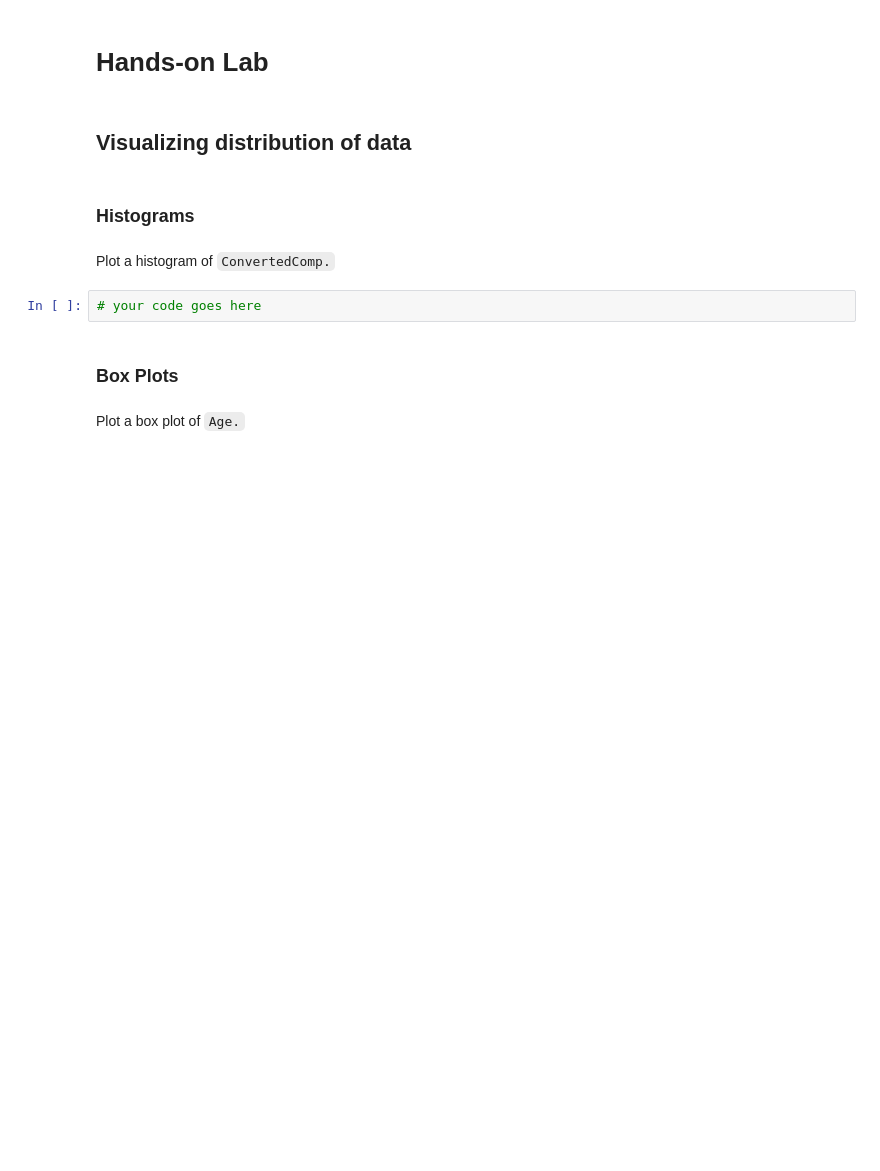
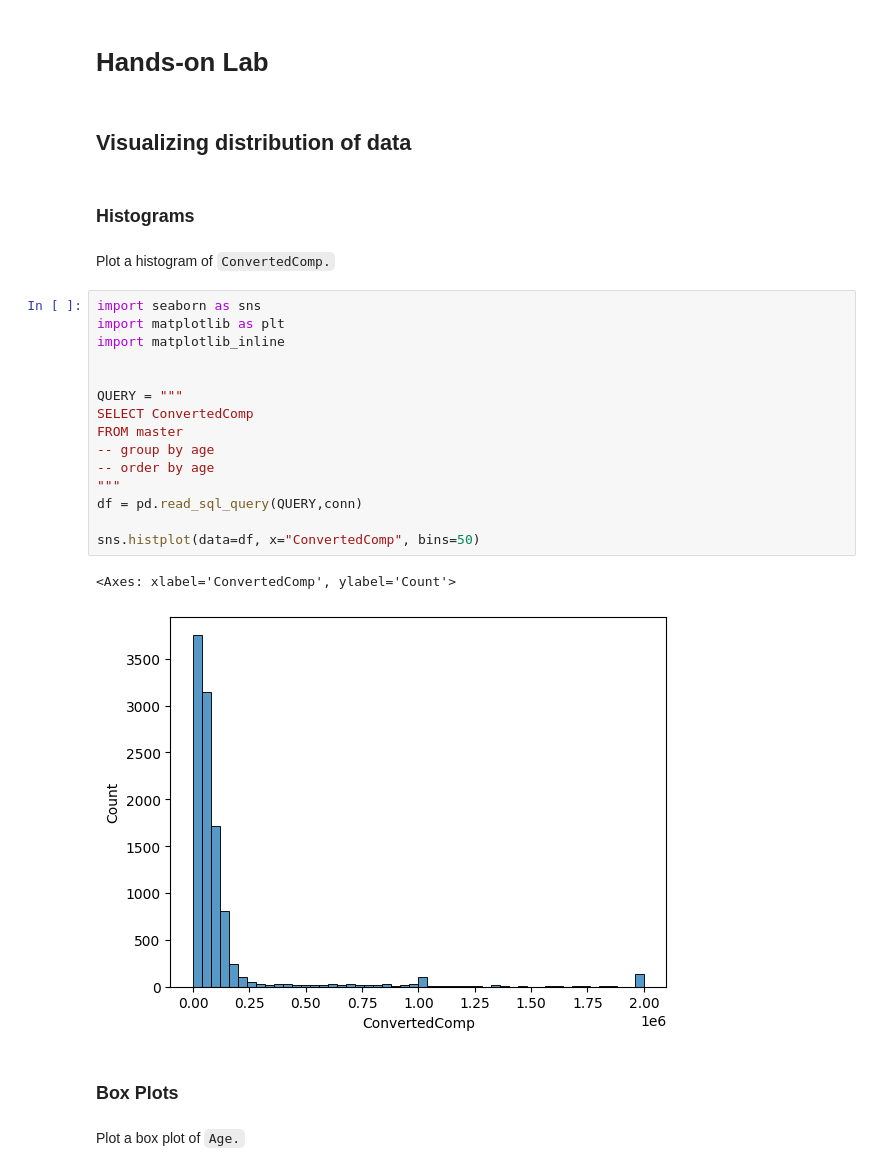
Before and after one commit to Polcsak/IBM-Data-Analyst-Capstone-Project, a Jupyter notebook: Week04-Data_viz/M4DataVisualization-lab.ipynb, the cells around one changed output. Drawn from its saved outputs; the diff is of its cells as text; blank space fills up the shorter version.

```diff
--- a/Week04-Data_viz/M4DataVisualization-lab.ipynb
+++ b/Week04-Data_viz/M4DataVisualization-lab.ipynb
@@ -175,8 +177,24 @@ CREATE TABLE "master" (
 ### Histograms
 # %% [markdown]
 Plot a histogram of `ConvertedComp.`
-# %%
-# your code goes here
+# %%
+import seaborn as sns
+import matplotlib as plt
+import matplotlib_inline
+
+
+QUERY = """
+SELECT ConvertedComp
+FROM master
+-- group by age
+-- order by age
+"""
+df = pd.read_sql_query(QUERY,conn)
+
+sns.histplot(data=df, x="ConvertedComp", bins=50)
+# %% [output]
+<Axes: xlabel='ConvertedComp', ylabel='Count'>
+[figure, added]
 # %% [markdown]
 ### Box Plots
 # %% [markdown]
```
Also changed, not shown: parts of 30 cells of this notebook.
